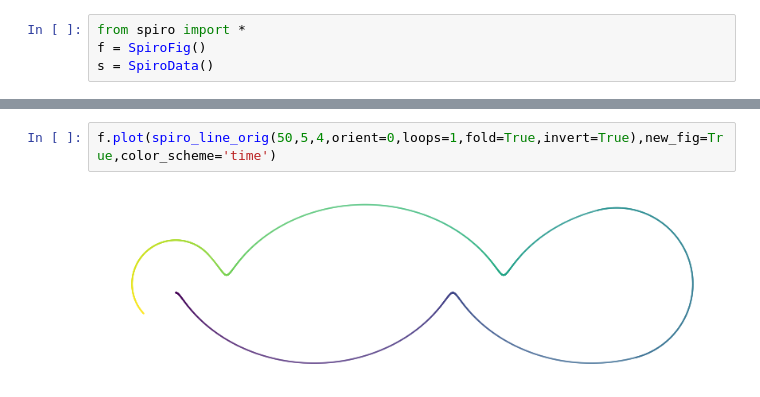
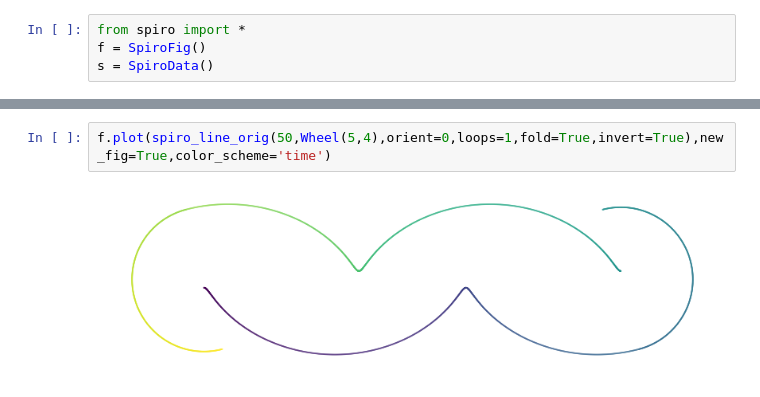
Before and after one commit to donalgrant/spiro, a Jupyter notebook: lines.ipynb, the cells around one changed output, grey strips where cells are left out. Cells and saved outputs as stored; diff of their text form.

Commit message:
Updated cross shape, converted to Wheel object everywhere

```diff
--- a/lines.ipynb
+++ b/lines.ipynb
@@ -7,7 +7,7 @@ f.plot(spiro_line(50,5,4,orient=0,loops=4,fold=False),new_fig=True,color_scheme=
 # %% [output]
 [figure]
 # %%
-f.plot(spiro_line_orig(50,5,4,orient=0,loops=1,fold=True,invert=True),new_fig=True,color_scheme='time')
+f.plot(spiro_line_orig(50,Wheel(5,4),orient=0,loops=1,fold=True,invert=True),new_fig=True,color_scheme='time')
 # %% [output]
-[figure, old version]
+[figure, new version]
 # %%
```
Also changed, not shown: parts of 4 cells of this notebook, 5 other files.
